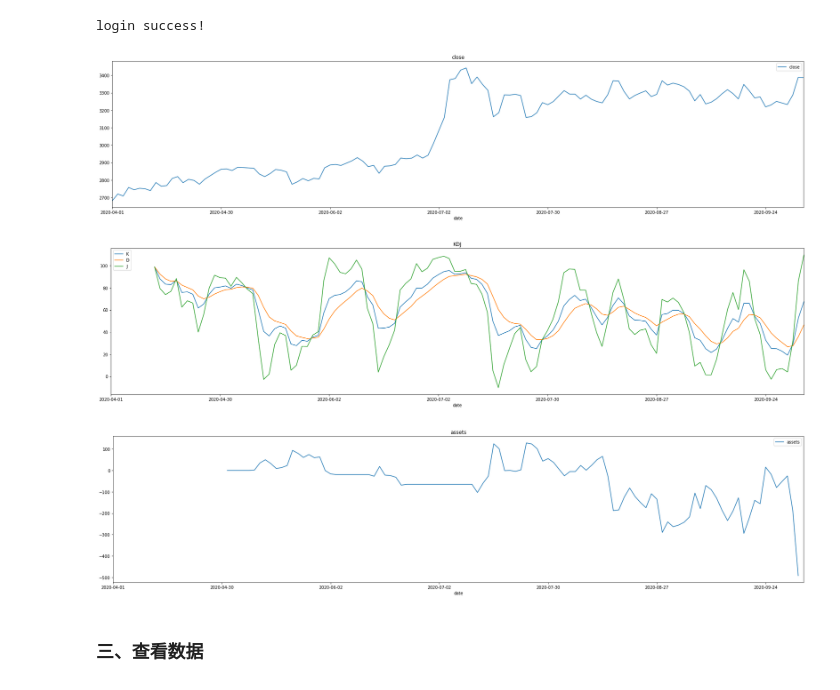
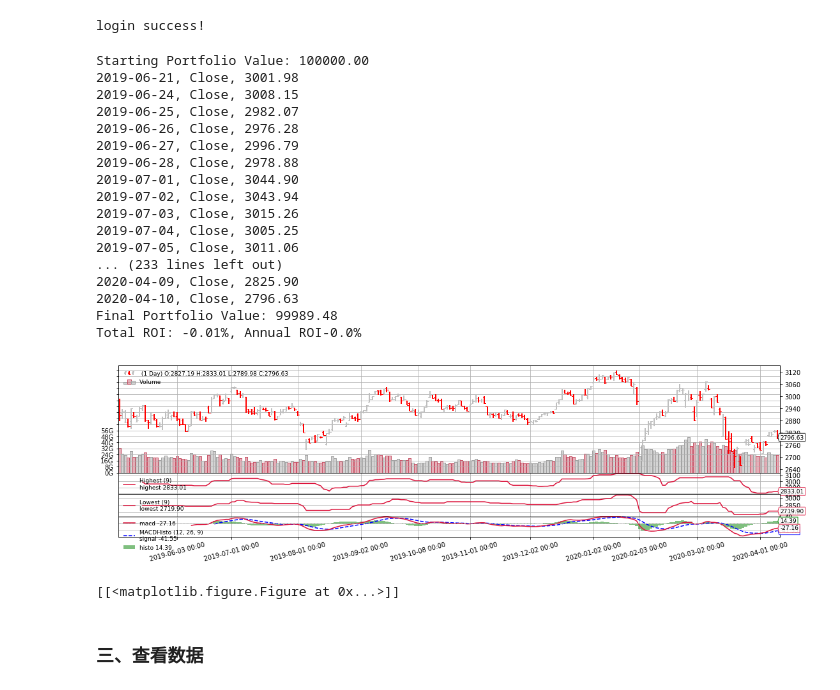
Before and after one commit to lqshanshuo/huowuxuanfeng, a Jupyter notebook: Workbench.ipynb, the cells around one changed output. Saved outputs shown, nothing was run; the diff lists cells and outputs as text; code cells hidden in the pictures.

Commit message:
add backtrader

```diff
--- a/Workbench.ipynb
+++ b/Workbench.ipynb
@@ -5,10 +5,20 @@
 - 需要安装baostock、pandas、ta-lib等
 # %%
 from bs_agent import bsAgent
+from strategy import *
 from indicator import *
 import matplotlib.pyplot as plt
 import baostock as bs
+import backtrader as bt
+import backtrader.feeds as btfeeds
 import pandas as pd
+import math
+import datetime
+from backtrader.indicators import EMA
+import warnings
+warnings.filterwarnings('ignore')
+
+plt.rcParams['figure.figsize'] = (16.0, 4.0)
 # %% [markdown]
 ### 二、拉取股票数据
 - 可以选择拉取k线数据的 股票代码、起止时间、时间周期 等
@@ -22,8 +32,51 @@ bs_a.replay(Indicator.UDI,start_date='2020-05-01', end_date='2020-10-13',view='t
-# %%
-bs_a.plot(Indicator.KDJ_X)
-# %% [output]
-[figure, removed]
-[figure, removed]
-[figure, removed]
+# %%
+# Create a cerebro entity
+cerebro = bt.Cerebro(stdstats=False)
+
+# Add a Stratey
+cerebro.addstrategy(KDJMACDStrategy)
+
+# Pass it to the backtrader datafeed and add it to the cerebro
+data = bt.feeds.PandasData(dataname=bs_a.k_data,
+                           fromdate=datetime.datetime(2019, 5, 1),
+                           todate=datetime.datetime(2020, 4, 12),)
+
+cerebro.adddata(data)
+
+cerebro.broker.setcash(100000.0)
+cerebro.broker.setcommission(0.0017)
+
+print('Starting Portfolio Value: %.2f' % cerebro.broker.getvalue())
+# Run over everything
+cerebro.run()
+print('Final Portfolio Value: %.2f' % cerebro.broker.getvalue())
+return_all = cerebro.broker.getvalue()/100000.0
+print('Total ROI: {0}%, Annual ROI{1}%'.format(
+                             round((return_all - 1.0) * 100, 2),
+                             round((pow(return_all, 1.0 / 10) - 1.0) * 100, 2)
+                             ))
+
+# Plot the result
+cerebro.plot(style='bar')
+# %% [output]
+Starting Portfolio Value: 100000.00
+2019-06-21, Close, 3001.98
+2019-06-24, Close, 3008.15
+2019-06-25, Close, 2982.07
+2019-06-26, Close, 2976.28
+2019-06-27, Close, 2996.79
+2019-06-28, Close, 2978.88
+2019-07-01, Close, 3044.90
+2019-07-02, Close, 3043.94
+2019-07-03, Close, 3015.26
+2019-07-04, Close, 3005.25
+2019-07-05, Close, 3011.06
+... (233 lines left out)
+2020-04-09, Close, 2825.90
+2020-04-10, Close, 2796.63
+Final Portfolio Value: 99989.48
+Total ROI: -0.01%, Annual ROI-0.0%
+[figure, added]
+[[<matplotlib.figure.Figure at 0x...>]]
 # %% [markdown]
 ### 三、查看数据
```
Also changed, not shown: parts of 6 cells of this notebook, 2 other files.
